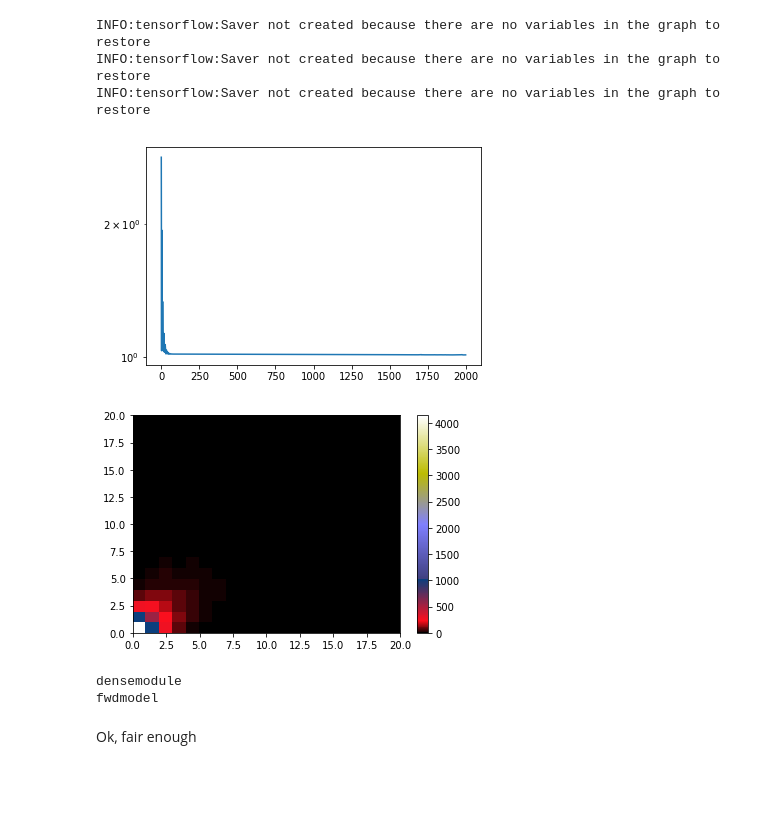
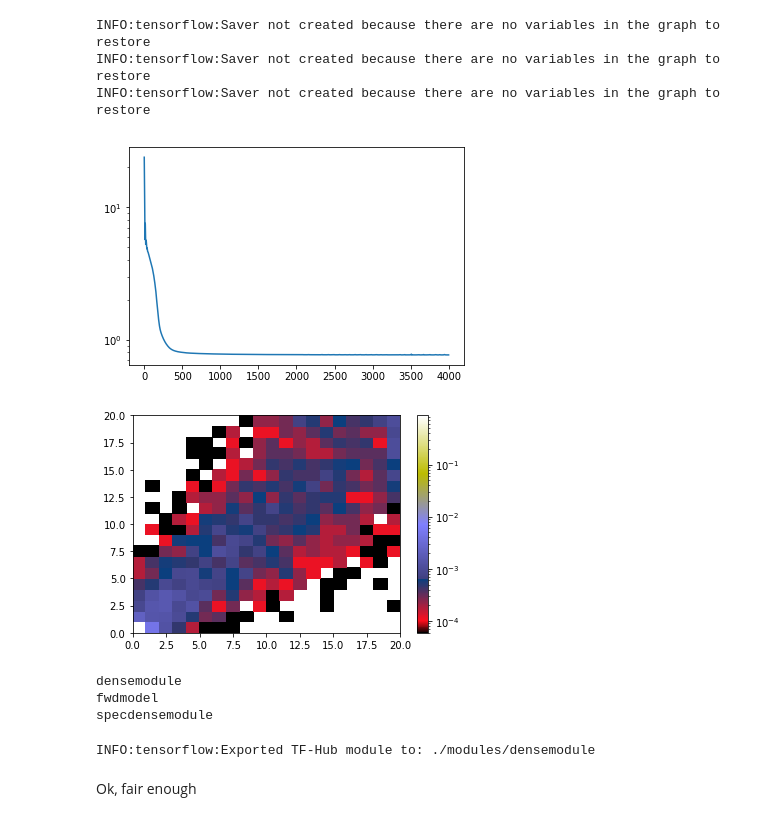
Before and after one commit to EiffL/invertible_mappings, a Jupyter notebook: Inverse_stability.ipynb, the cells around one changed output. Drawn from its saved outputs; the diff is of its cells as text; code cells hidden in the pictures; blank space fills up the shorter version.

```diff
--- a/Inverse_stability.ipynb
+++ b/Inverse_stability.ipynb
@@ -19,21 +21,30 @@ import tensorflow_hub as hub
 ## Creating the forward model
 # %%
 ndim = 2
-batch_size = 10000
-means = np.array([0., 1.]).astype('float32')
-stddevs = np.array([1., 2.]).astype('float32')
+batch_size = 20000
+means = np.array([2., 4.]).astype('float32')
+stddevs = np.array([5., 7.]).astype('float32')
 
 tf.reset_default_graph()
 
 def module_fn():
     '''Define network here'''
     x = tf.placeholder(tf.float32, shape=[None, ndim], name='input')
-    # This is the linear operator
-    A = tf.constant(randn(2,2), dtype=tf.float32) / 2.
 
     # Defining the forward model
-    l = tf.reduce_sum(tf.matmul(x, A), axis=1)
-    p = tfd.Poisson(log_rate=l)
+    # This is the linear operator
+    A = tf.constant(randn(2,4), dtype=tf.float32)
+    xx = tf.matmul(x, A)
+#     xx = xx**2
+    A = tf.constant(randn(4,8), dtype=tf.float32)
+    xx = tf.matmul(xx, A)
+    A = tf.constant(randn(8,1), dtype=tf.float32)
+    xx = tf.matmul(xx, A)
+
+    l = tf.reduce_sum(xx, axis=1)
+#     p = tfd.Poisson(log_rate=l)
+    l = tf.nn.relu(l)
+    p = tfd.Poisson(rate=l)
     y = tf.reshape(p.sample(), (-1,))
 
     hub.add_signature(inputs={'input':x},
@@ -94,8 +107,9 @@ hist2d(sx[:,1], clip(sy.flatten(),0,10));
 # %%
 # Have a look at the posterior on x for a given outcome y
 figure(figsize=(5,5))
+rrange =[[-4,4],[-4,4]]
 for i in range(4):
     subplot(2,2,i+1)
     m = (sy == i)
-    hist2d(sx[:,0][m], sx[:,1][m],32,range=[[-4,4],[-4,4]],normed=True);gca().set_aspect('equal');
+    hist2d(sx[:,0][m], sx[:,1][m],32,range=rrange,normed=True);gca().set_aspect('equal');
 # %% [output]
@@ -115,8 +129,9 @@ def module_fn():
     x = tf.placeholder(tf.float32, shape=[None, ndim], name='input')
     y = tf.placeholder(tf.float32, shape=[None], name='output')
 
-    net = tf.layers.dense(x,1024, activation=tf.nn.leaky_relu)
-    net = tf.layers.dense(net,512, activation=tf.nn.leaky_relu)
+    reg = tf.contrib.layers.l2_regularizer(0.01)
+    net = tf.layers.dense(x,100, activation=tf.nn.leaky_relu, kernel_regularizer=reg)
+    net = tf.layers.dense(net,50, activation=tf.nn.leaky_relu, kernel_regularizer=reg)
     net = tf.layers.dense(net,1)
 #     net = tf.nn.softplus(net, name='lograte')
     out_prob = tfd.Poisson(log_rate=net, name='out_prob')
@@ -149,7 +164,7 @@ sess.run(tf.global_variables_initializer())
 losses =[]
 
 lrate0 = sess.run(lograte, feed_dict={xx:sx[:10]})
-for i in range(2000):
+for i in range(4000):
     l,_= sess.run([loss, train_op], feed_dict={xx:sx})
     losses.append(l)
 lrate1 = sess.run(lograte, feed_dict={xx:sx[:10]})
@@ -164,22 +181,27 @@ INFO:tensorflow:Saver not created because there are no variables in the graph to
 # %%
+
 plot(losses)
 plt.yscale('log')
 plt.show()
-hist2d(pred[:,0],sy,20,range=[[0,20],[0,20]],cmap='gist_stern');
+plt.hist2d(pred[:,0],sy,20,range=[[0,20],[0,20]],cmap='gist_stern', normed=True, norm=LogNorm());
+# plt.hist2d(pred[:,0],sy,20,range=[[0,20],[0,20]],cmap='gist_stern');
 plt.colorbar()
 plt.show()
 # %% [output]
-[figure, old version]
+[figure, new version]
-[figure, old version]
+[figure, new version]
 # %%
 %%bash
 ls modules/
-# rm -r ./modules/densemodule
+rm -r ./modules/densemodule
 # %% [output]
 densemodule
 fwdmodel
+specdensemodule
 # %%
-# module.export('./modules/densemodule', sess)
+module.export('./modules/densemodule', sess)
+# %% [output]
+INFO:tensorflow:Exported TF-Hub module to: ./modules/densemodule
 # %% [markdown]
 Ok, fair enough
 # %%
```
Also changed, not shown: parts of 27 cells of this notebook, 1 other file.
